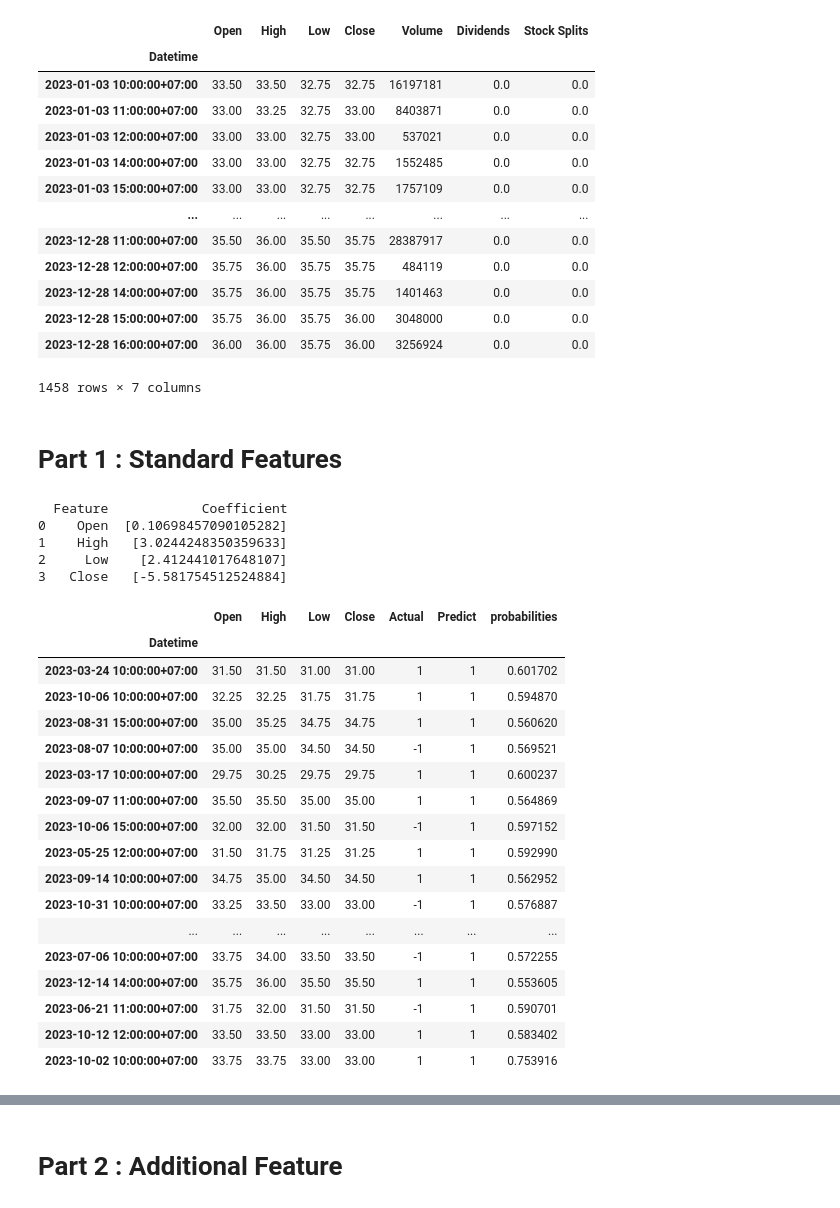
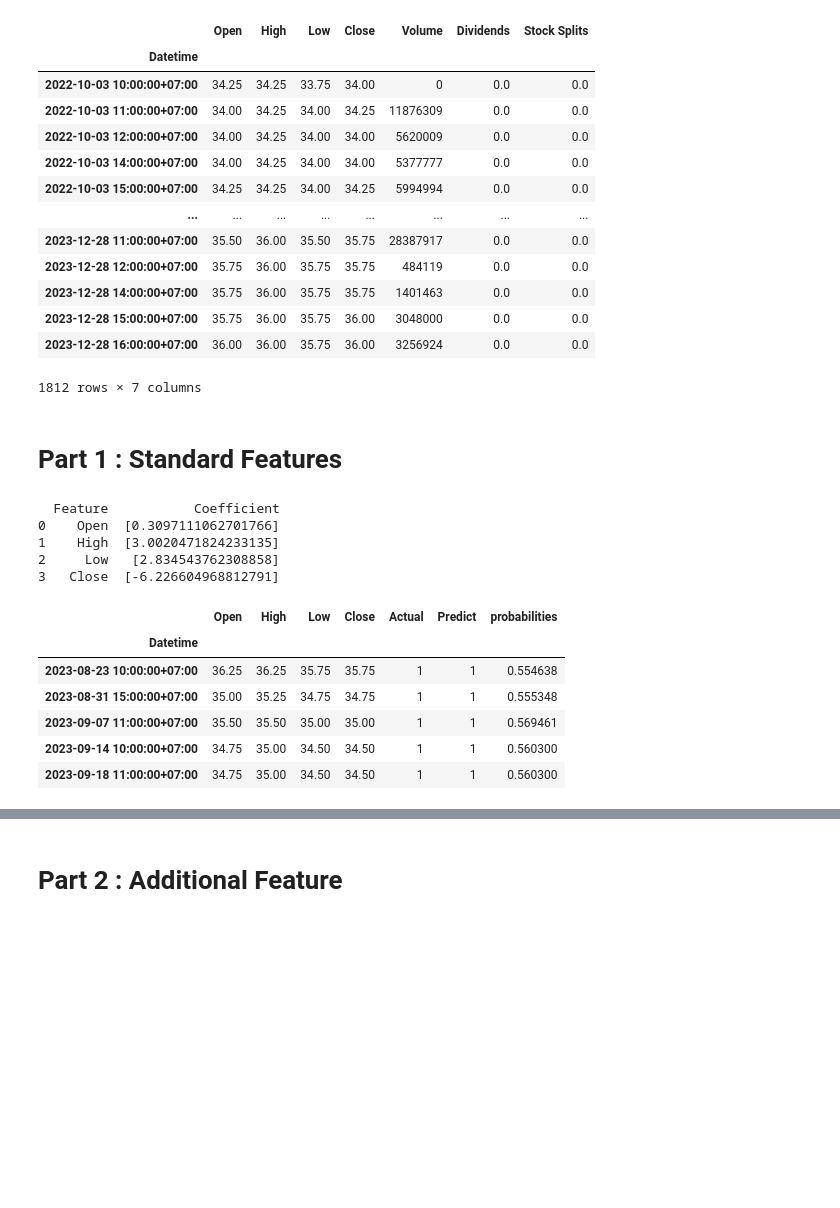
Before and after one commit to chayaphon/DADS6003, a Jupyter notebook: Classification/Logistic_Regression/stock_prediction.ipynb, the cells around one changed output, grey strips where cells are left out. Drawn from its saved outputs; the diff is of its cells as text; code cells hidden in the pictures; blank space fills up the shorter version.

```diff
--- a/Classification/Logistic_Regression/stock_prediction.ipynb
+++ b/Classification/Logistic_Regression/stock_prediction.ipynb
@@ -20,25 +20,25 @@ from sklearn import metrics
 ### Import Data
 st = yf.Ticker('ptt.bk')
 interval = '1h'
-start = '2023-01-01'
+start = '2022-10-01'
 end = '2023-12-31'
 df = st.history(interval=interval,start=start,end=end)
 df
 # %% [output]
 |  | Open | High | Low | Close | Volume | Dividends | Stock Splits |
 | Datetime |  |  |  |  |  |  |  |
-| 2023-01-03 10:00:00+07:00 | 33.50 | 33.50 | 32.75 | 32.75 | 16197181 | 0.0 | 0.0 |
-| 2023-01-03 11:00:00+07:00 | 33.00 | 33.25 | 32.75 | 33.00 | 8403871 | 0.0 | 0.0 |
-| 2023-01-03 12:00:00+07:00 | 33.00 | 33.00 | 32.75 | 33.00 | 537021 | 0.0 | 0.0 |
-| 2023-01-03 14:00:00+07:00 | 33.00 | 33.00 | 32.75 | 32.75 | 1552485 | 0.0 | 0.0 |
-| 2023-01-03 15:00:00+07:00 | 33.00 | 33.00 | 32.75 | 32.75 | 1757109 | 0.0 | 0.0 |
+| 2022-10-03 10:00:00+07:00 | 34.25 | 34.25 | 33.75 | 34.00 | 0 | 0.0 | 0.0 |
+| 2022-10-03 11:00:00+07:00 | 34.00 | 34.25 | 34.00 | 34.25 | 11876309 | 0.0 | 0.0 |
+| 2022-10-03 12:00:00+07:00 | 34.00 | 34.25 | 34.00 | 34.00 | 5620009 | 0.0 | 0.0 |
+| 2022-10-03 14:00:00+07:00 | 34.00 | 34.25 | 34.00 | 34.00 | 5377777 | 0.0 | 0.0 |
+| 2022-10-03 15:00:00+07:00 | 34.25 | 34.25 | 34.00 | 34.25 | 5994994 | 0.0 | 0.0 |
 | ... | ... | ... | ... | ... | ... | ... | ... |
 | 2023-12-28 11:00:00+07:00 | 35.50 | 36.00 | 35.50 | 35.75 | 28387917 | 0.0 | 0.0 |
 | 2023-12-28 12:00:00+07:00 | 35.75 | 36.00 | 35.75 | 35.75 | 484119 | 0.0 | 0.0 |
 | 2023-12-28 14:00:00+07:00 | 35.75 | 36.00 | 35.75 | 35.75 | 1401463 | 0.0 | 0.0 |
 | 2023-12-28 15:00:00+07:00 | 35.75 | 36.00 | 35.75 | 36.00 | 3048000 | 0.0 | 0.0 |
 | 2023-12-28 16:00:00+07:00 | 36.00 | 36.00 | 35.75 | 36.00 | 3256924 | 0.0 | 0.0 |
-1458 rows × 7 columns
+1812 rows × 7 columns
 # %% [markdown]
 # Part 1 : Standard Features
 # %%
@@ -49,7 +49,9 @@ X = df1.iloc[:,:4]
 y = np.where(df1['Close'].shift(-1) > df1['Close'],1,-1)
 
 ### Split dataset for training and test
-X_train, X_test, y_train, y_test = train_test_split(X, y, test_size=0.3, random_state=0)
+#X_train, X_test, y_train, y_test = train_test_split(X, y, test_size=0.3, random_state=0)
+split = int(0.7*len(X))
+X_train, X_test, y_train, y_test = X[:split], X[split:], y[:split], y[split:]
 
 ### Fit to model
 model = LogisticRegression(max_iter=1000)
@@ -59,39 +61,28 @@ model = model.fit (X_train,y_train)
 coefficients = pd.DataFrame(zip(X.columns, np.transpose(model.coef_)), columns=['Feature', 'Coefficient'])
 print(coefficients)
 # %% [output]
-  Feature            Coefficient
-0    Open  [0.10698457090105282]
-1    High   [3.0244248350359633]
-2     Low    [2.412441017648107]
-3   Close   [-5.581754512524884]
+  Feature           Coefficient
+0    Open  [0.3097111062701766]
+1    High  [3.0020471824233135]
+2     Low   [2.834543762308858]
+3   Close  [-6.226604968812791]
 # %%
 ### Actual and Pridiction with Prob
 prediction = model.predict(X_test)
 probabilities = model.predict_proba(X_test)[:, 1]
 result = X_test.copy()
 result['Actual'] = y_test
 result['Predict'] = prediction
 result['probabilities'] = probabilities
-result[result['probabilities']>= 0.5]
+result[result['probabilities']>= 0.5].head()
 # %% [output]
 |  | Open | High | Low | Close | Actual | Predict | probabilities |
 | Datetime |  |  |  |  |  |  |  |
-| 2023-03-24 10:00:00+07:00 | 31.50 | 31.50 | 31.00 | 31.00 | 1 | 1 | 0.601702 |
-| 2023-10-06 10:00:00+07:00 | 32.25 | 32.25 | 31.75 | 31.75 | 1 | 1 | 0.594870 |
-| 2023-08-31 15:00:00+07:00 | 35.00 | 35.25 | 34.75 | 34.75 | 1 | 1 | 0.560620 |
-| 2023-08-07 10:00:00+07:00 | 35.00 | 35.00 | 34.50 | 34.50 | -1 | 1 | 0.569521 |
-| 2023-03-17 10:00:00+07:00 | 29.75 | 30.25 | 29.75 | 29.75 | 1 | 1 | 0.600237 |
-| 2023-09-07 11:00:00+07:00 | 35.50 | 35.50 | 35.00 | 35.00 | 1 | 1 | 0.564869 |
-| 2023-10-06 15:00:00+07:00 | 32.00 | 32.00 | 31.50 | 31.50 | -1 | 1 | 0.597152 |
-| 2023-05-25 12:00:00+07:00 | 31.50 | 31.75 | 31.25 | 31.25 | 1 | 1 | 0.592990 |
-| 2023-09-14 10:00:00+07:00 | 34.75 | 35.00 | 34.50 | 34.50 | 1 | 1 | 0.562952 |
-| 2023-10-31 10:00:00+07:00 | 33.25 | 33.50 | 33.00 | 33.00 | -1 | 1 | 0.576887 |
-| ... | ... | ... | ... | ... | ... | ... | ... |
-| 2023-07-06 10:00:00+07:00 | 33.75 | 34.00 | 33.50 | 33.50 | -1 | 1 | 0.572255 |
-| 2023-12-14 14:00:00+07:00 | 35.75 | 36.00 | 35.50 | 35.50 | 1 | 1 | 0.553605 |
-| 2023-06-21 11:00:00+07:00 | 31.75 | 32.00 | 31.50 | 31.50 | -1 | 1 | 0.590701 |
-| 2023-10-12 12:00:00+07:00 | 33.50 | 33.50 | 33.00 | 33.00 | 1 | 1 | 0.583402 |
-| 2023-10-02 10:00:00+07:00 | 33.75 | 33.75 | 33.00 | 33.00 | 1 | 1 | 0.753916 |
+| 2023-08-23 10:00:00+07:00 | 36.25 | 36.25 | 35.75 | 35.75 | 1 | 1 | 0.554638 |
+| 2023-08-31 15:00:00+07:00 | 35.00 | 35.25 | 34.75 | 34.75 | 1 | 1 | 0.555348 |
+| 2023-09-07 11:00:00+07:00 | 35.50 | 35.50 | 35.00 | 35.00 | 1 | 1 | 0.569461 |
+| 2023-09-14 10:00:00+07:00 | 34.75 | 35.00 | 34.50 | 34.50 | 1 | 1 | 0.560300 |
+| 2023-09-18 11:00:00+07:00 | 34.75 | 35.00 | 34.50 | 34.50 | 1 | 1 | 0.560300 |
 # %%
 ### Model Accuracy
 correct = len(result[result['Actual']==result['Predict']])
```
Also changed, not shown: parts of 12 cells of this notebook.
